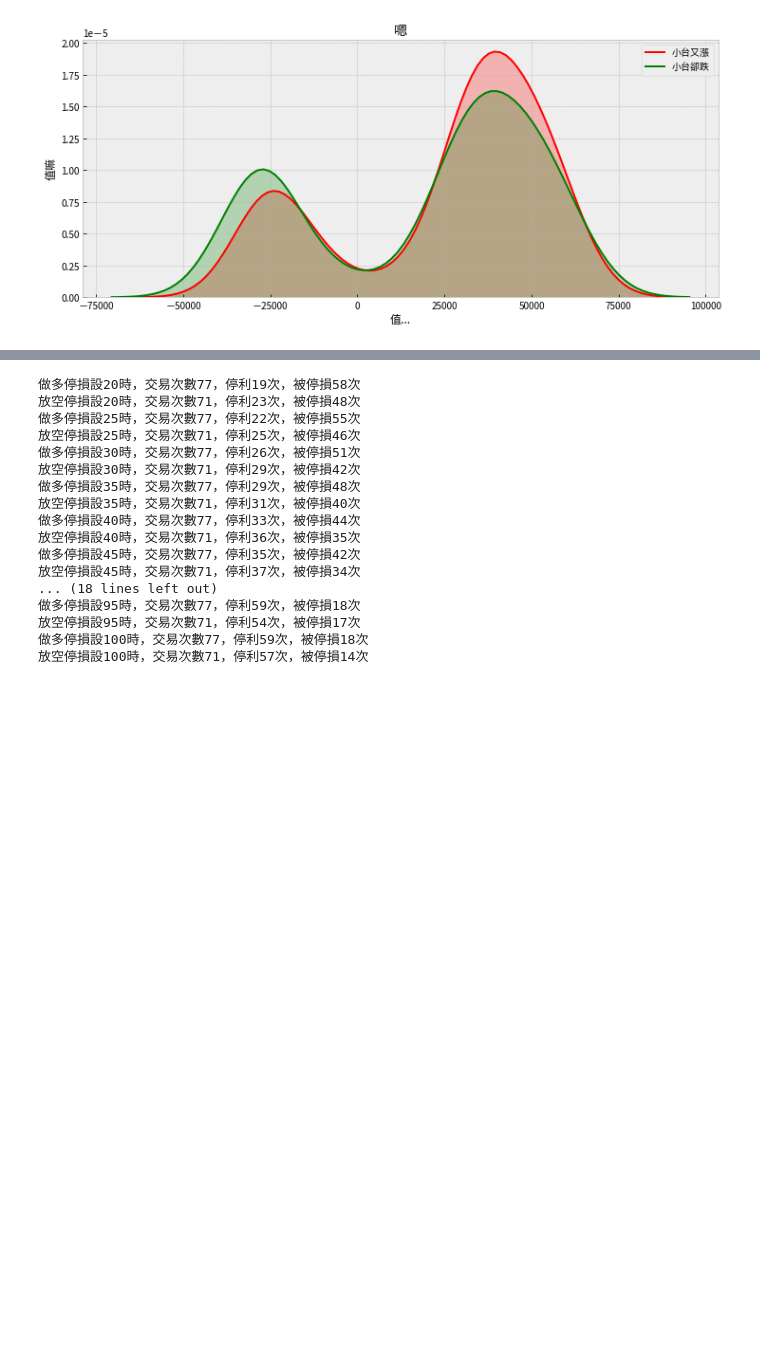
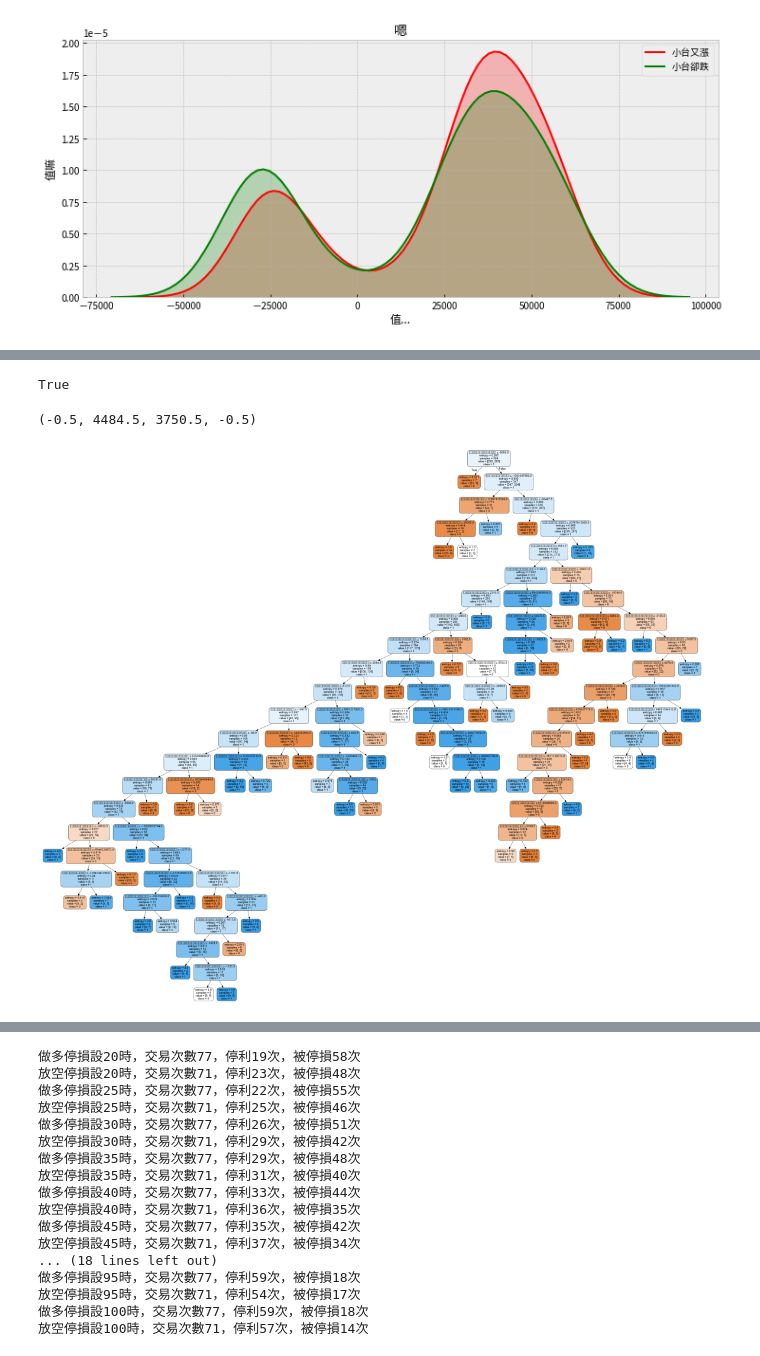
Before and after one commit to MaxChenCMC/Machine_Learning_in_Futures_Trading, a Jupyter notebook: main.ipynb, the cells around one changed output, grey strips where cells are left out. Saved outputs shown, nothing was run; the diff lists cells and outputs as text; code cells hidden in the pictures; blank space fills up the shorter version.

```diff
--- a/main.ipynb
+++ b/main.ipynb
@@ -278,0 +288,24 @@ InvocationException: GraphViz's executables not found
+# %%
+Estimators = rf.estimators_
+for index, model in enumerate(Estimators):
+    dot_data = StringIO()
+    export_graphviz(
+        model,
+        out_file=dot_data,
+        feature_names=df.columns[:6],
+        class_names=["0", "1"],
+        filled=True,
+        rounded=True,
+        special_characters=True,
+    )
+graph = pydotplus.graph_from_dot_data(dot_data.getvalue())
+graph.write_png(f'./Rf{index}.png')
+# %% [output]
+True
+# %%
+plt.figure(figsize=(20,20))
+plt.imshow(plt.imread('./Rf2.png'))
+plt.axis('off')
+# %% [output]
+(-0.5, 4484.5, 3750.5, -0.5)
+[figure, added]
```
Also changed, not shown: parts of 11 cells of this notebook, 2 other files.
